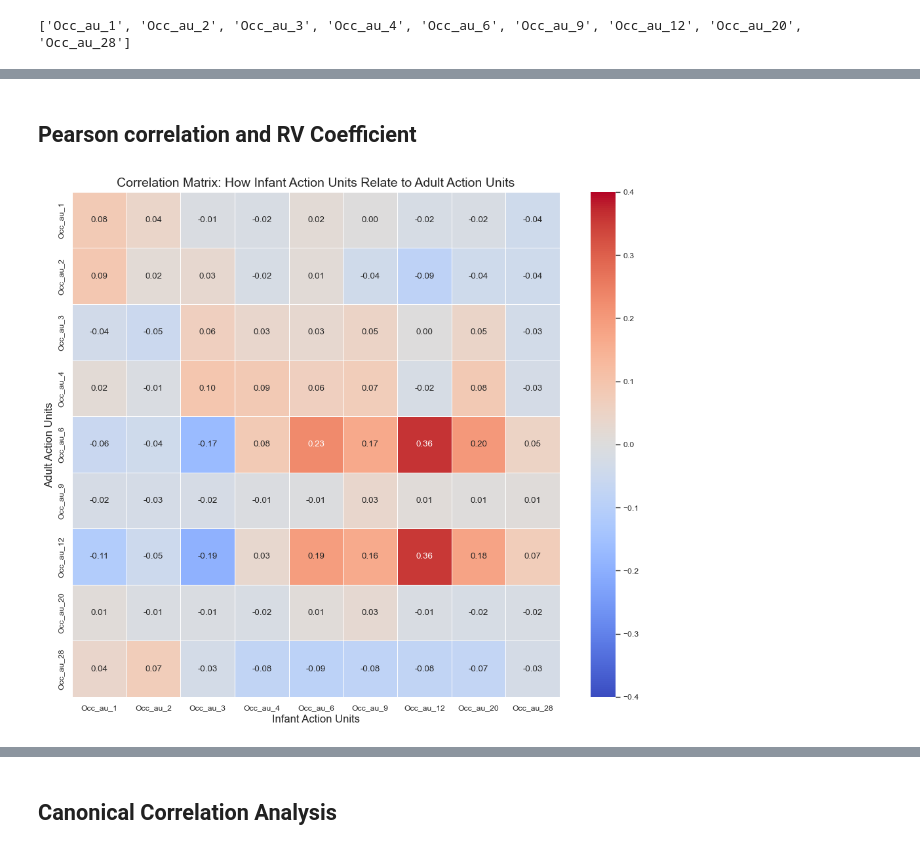
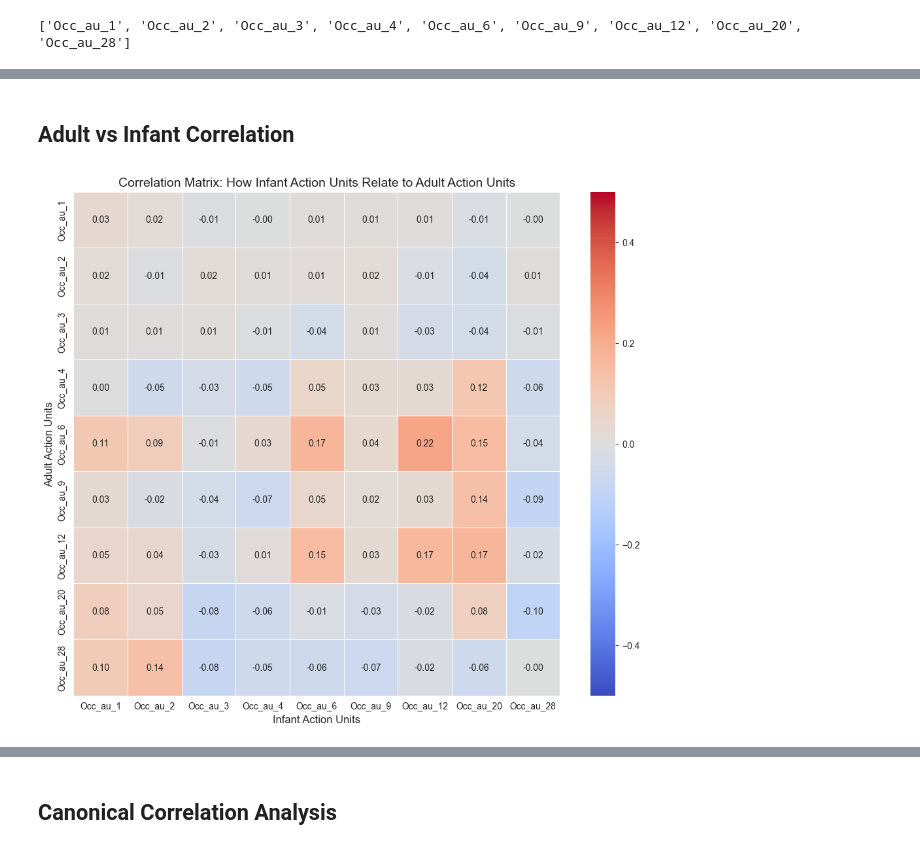
Before and after one commit to Hubizon/dependency-detection, a Jupyter notebook: Correlations.ipynb, the cells around one changed output, grey strips where cells are left out. Cells and saved outputs as stored; diff of their text form; code cells hidden in the pictures.

```diff
--- a/Correlations.ipynb
+++ b/Correlations.ipynb
@@ -13,22 +39,15 @@ df_adult_full = pd.read_csv(input_path_a_full)
 # %%
 # Drop unnecessary columns
-df_infant_cr_processed = df_infant.drop("Frame", axis=1)
-df_adult_cr_processed = df_adult.drop("Frame", axis=1)
-df_adult_cr_full_processed = df_adult_full.filter(like="au", axis=1)
+df_infant_full_processed = df_infant.drop("Frame", axis=1)
+df_adult_full_processed = df_adult.drop("Frame", axis=1)
 
 # Drop rows with -1
-mask = ~((df_infant == -1) | (df_adult == -1)).any(axis=1)
-df_infant_processed = df_infant_cr_processed.loc[mask]
-df_adult_processed = df_adult_cr_processed.loc[mask]
-df_adult_full_processed = df_adult_cr_full_processed.loc[mask]
+mask = ~((df_infant_full_processed == -1) | (df_adult_full_processed == -1)).any(axis=1)
+df_infant_processed = df_infant_full_processed.loc[mask]
+df_adult_processed = df_adult_full_processed.loc[mask]
 
 AUs = list(df_infant_processed.columns)
 print(AUs)
 # %% [output]
 ['Occ_au_1', 'Occ_au_2', 'Occ_au_3', 'Occ_au_4', 'Occ_au_6', 'Occ_au_9', 'Occ_au_12', 'Occ_au_20', 'Occ_au_28']
-# %%
-if len(df_adult_processed) > len(df_infant_processed):
-    del_cnt = len(df_adult_processed) - len(df_infant_processed)
-    df_adult_processed = df_adult_processed.iloc[del_cnt:]
-    df_adult_full_processed = df_adult_full_processed.iloc[del_cnt:]
 # %% [markdown]
@@ -52,18 +69,18 @@ plt.show()
-# %% [markdown]
-## Pearson correlation and RV Coefficient
+# %% [markdown]
+## Adult vs Infant Correlation
 # %%
 full_corr_matrix = pd.DataFrame(index=df_adult_processed.columns, columns=df_infant_processed.columns)
 
 for col1 in df_adult_processed.columns:
     for col2 in df_infant_processed.columns:
         full_corr_matrix.loc[col1, col2] = df_adult_processed[col1].corr(df_infant_processed[col2])
 
 plt.figure(figsize=(12, 10))
-ax = sns.heatmap(full_corr_matrix.astype(float), annot=True, cmap='coolwarm', vmax=.4, vmin=-.4,
+ax = sns.heatmap(full_corr_matrix.astype(float), annot=True, cmap='coolwarm', vmax=.5, vmin=-.5,
                  fmt='.2f', cbar=True, linewidths=0.5)
 ax.set_xlabel("Infant Action Units", fontsize=12)
 ax.set_ylabel("Adult Action Units", fontsize=12)
 ax.set_title("Correlation Matrix: How Infant Action Units Relate to Adult Action Units", fontsize=14)
 plt.show()
 # %% [output]
-[figure, old version]
+[figure, new version]
```
Also changed, not shown: parts of 25 cells of this notebook, 5 other files.
